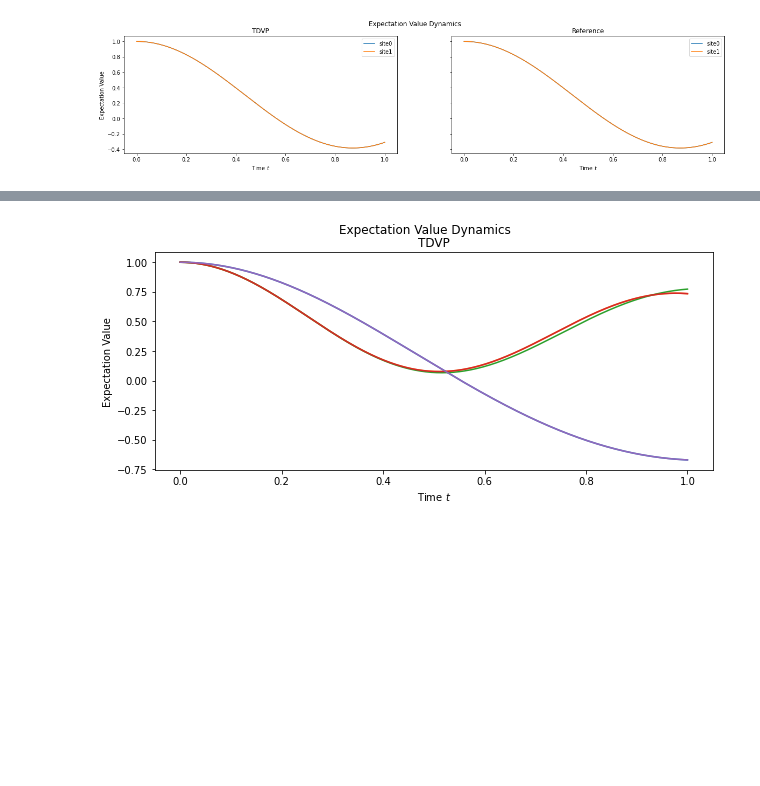
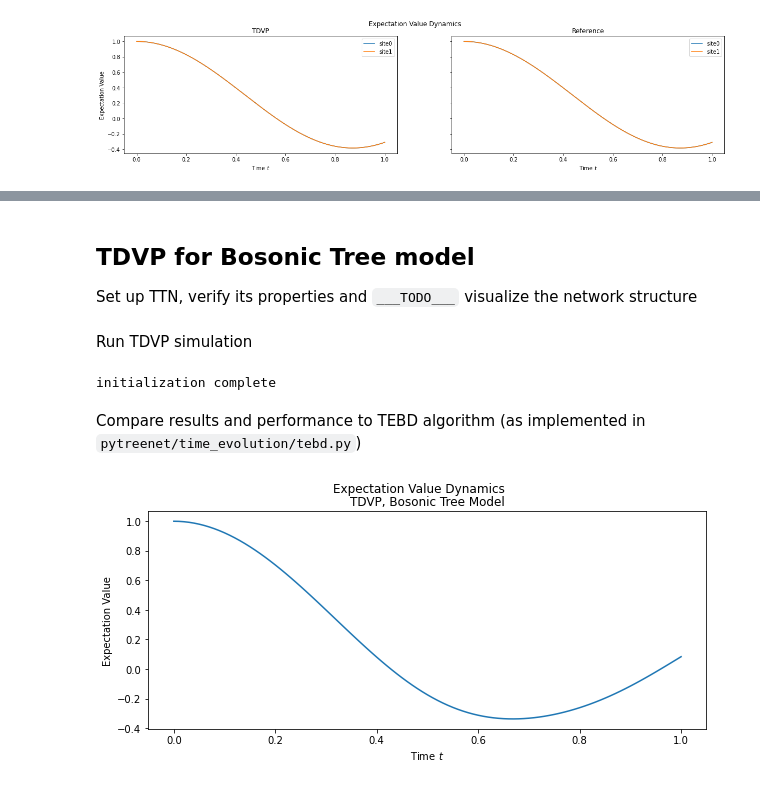
Before and after one commit to Drachier/PyTreeNet, a Jupyter notebook: example_notebooks/tdvp_demo_large.ipynb, the cells around one changed output, grey strips where cells are left out. Drawn from its saved outputs; the diff is of its cells as text; code cells hidden in the pictures; blank space fills up the shorter version.

Commit message:
Added bosonic tree model

```diff
--- a/example_notebooks/tdvp_demo_large.ipynb
+++ b/example_notebooks/tdvp_demo_large.ipynb
@@ -345,6 +402,26 @@ ham = ptn.models.mps_heisenberg(num_sites, mJ, 0, 0, mg)
+# %% [markdown]
+## TDVP for Bosonic Tree model
+Set up TTN, verify its properties and    `___TODO___`   visualize the network structure
+# %%
+num_spins = 3
+num_bosons_per_spin = 2
+boson_dimension = 3
+virtual_spin_spin_bond_dimension = 2
+virtual_spin_boson_bond_dimension = 3
+# %%
+ham = ptn.models.bosonic_tree_operator(num_spins, num_bosons_per_spin, boson_dimension, J=2, g=0.5, momega=0.3)
+psi = ptn.models.bosonic_tree_state(num_spins, virtual_spin_spin_bond_dimension, num_bosons_per_spin, boson_dimension, virtual_spin_boson_bond_dimension)
+# %% [markdown]
+Run TDVP simulation
 # %%
-time_step_size = 0.001
+time_step_size = 0.01
 final_time = 1
-operators = [{node_id: Z} for node_id in mps.nodes]
 
-tdvp_sim = ptn.SecondOrderTDVP(deepcopy(mps), deepcopy(ham), time_step_size=time_step_size, final_time=final_time, operators=operators)
+_, _, Z = ptn.pauli_matrices()
+operators = [{node_id: Z} for node_id in psi.nodes if node_id[0]=="s"]
+
+tdvp_sim = ptn.TDVP("SecondOrder,OneSite", deepcopy(psi), deepcopy(ham), time_step_size=time_step_size, final_time=final_time, operators=operators)
+
+tdvp_sim.run()
+# %% [output]
+initialization complete
@@ -353,15 +428,17 @@ tdvp_sim.run()
+# %% [markdown]
+Compare results and performance to TEBD algorithm (as implemented in `pytreenet/time_evolution/tebd.py`)
 # %%
 fig, ax = plt.subplots(1, 1, sharex=True, sharey=True, figsize=(10,4))
 
 fig.suptitle("Expectation Value Dynamics")
 
-for site in range(num_sites):
-    ax.plot([time.real for time in tdvp_sim.results[-1]], [exp_val.real for exp_val in tdvp_sim.results[site]])
+for spin in range(1): # num_spins
+    ax.plot([time.real for time in tdvp_sim.results[-1]], [exp_val.real for exp_val in tdvp_sim.results[spin]])
 
 ax.set_ylabel("Expectation Value")
 ax.set_xlabel("Time $t$")
-ax.set_title("TDVP")
+ax.set_title("TDVP, Bosonic Tree Model")
 
 plt.show()
 # %% [output]
-[figure, old version]
+[figure, new version]
```
Also changed, not shown: parts of 24 cells of this notebook, 2 other files.
